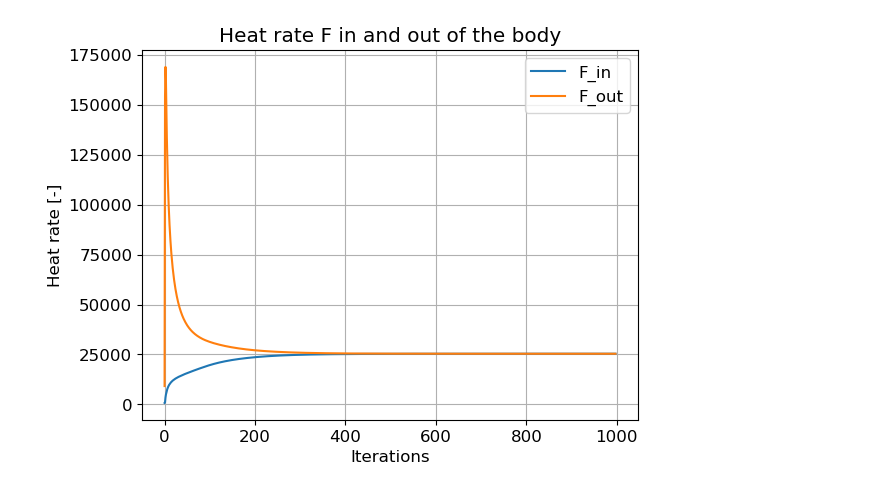
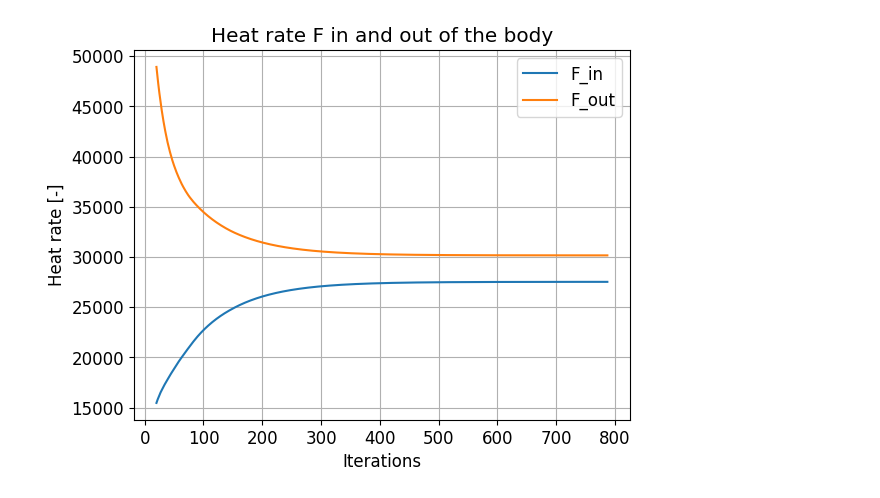
Before and after one commit to John-Carlsson/CFD, a Jupyter notebook: task1/test.ipynb, the cells around one changed output. Cells and saved outputs as stored; diff of their text form; code cells hidden in the pictures.

```diff
--- a/task1/test.ipynb
+++ b/task1/test.ipynb
@@ -21,18 +21,17 @@ import os # For saving plots
 #===================== Inputs =====================
 
 # Geometric and mesh inputs
-
 L = 1 # Length of the domain in X direction
 H = 2 # Length of the domain in Y direction  For non-equidistant meshes:
-mI = 20 # Number of mesh points X direction. IMPORTANT: If you add 2 it must be divisible by 3!!!
-mJ = 20 # Number of mesh points Y direction. IMPORTANT: If you add 2 it must be divisible by 3!!!
-mesh_type = 'equidistant' # Set 'equidistant' or 'non-equidistant'
+mI = 20 # Number of mesh points X direction.
+mJ = 20 # Number of mesh points Y direction.
+mesh_type = 'non-equidistant' # Set 'equidistant' or 'non-equidistant'
 init_T = False
 
 # Solver inputs
 
 nIter  =  6000 # set maximum number of iterations
-resTol =  0.001 # set convergence criteria for residuals
+resTol =  0.0001 # set convergence criteria for residuals
 
 #====================== Code ======================
 
@@ -450,22 +445,22 @@ if mesh_type == 'non-equidistant':
 # %%
 # Plot the heat rate F
 plt.figure()
 plt.title('Heat rate F in and out of the body')
 plt.xlabel('Iterations')
 plt.ylabel('Heat rate [-]')
 resLength = np.arange(0,len(F_vals),1)
-plt.plot(resLength, F_vals)
-plt.plot(resLength, F_out_vals)
+plt.plot(resLength[20:], F_vals[20:])
+plt.plot(resLength[20:], F_out_vals[20:])
 plt.legend(['F_in', 'F_out'])
 plt.grid()
 
 
 if mesh_type == 'equidistant':
     plt.savefig('Figures/equidistant/heat_rate.png')
 if mesh_type == 'non-equidistant':
     plt.savefig('Figures/non_equidistant/heat_rate.png')
 # %% [output]
-[figure, old version]
+[figure, new version]
 # %%
 # Plot the heat rate F
 plt.figure()
```
Also changed, not shown: parts of 9 cells of this notebook, 55 other files.
